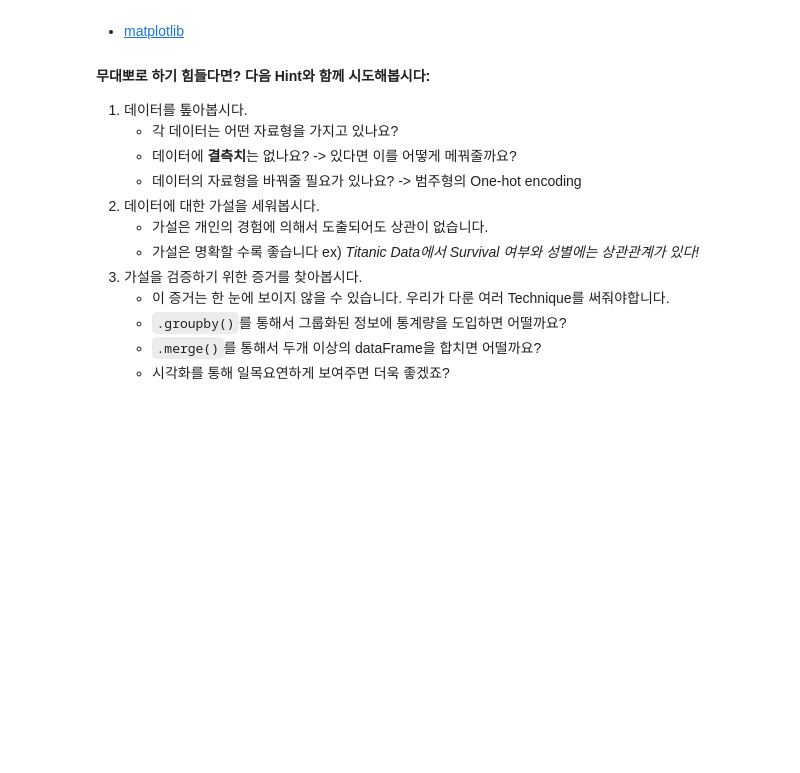
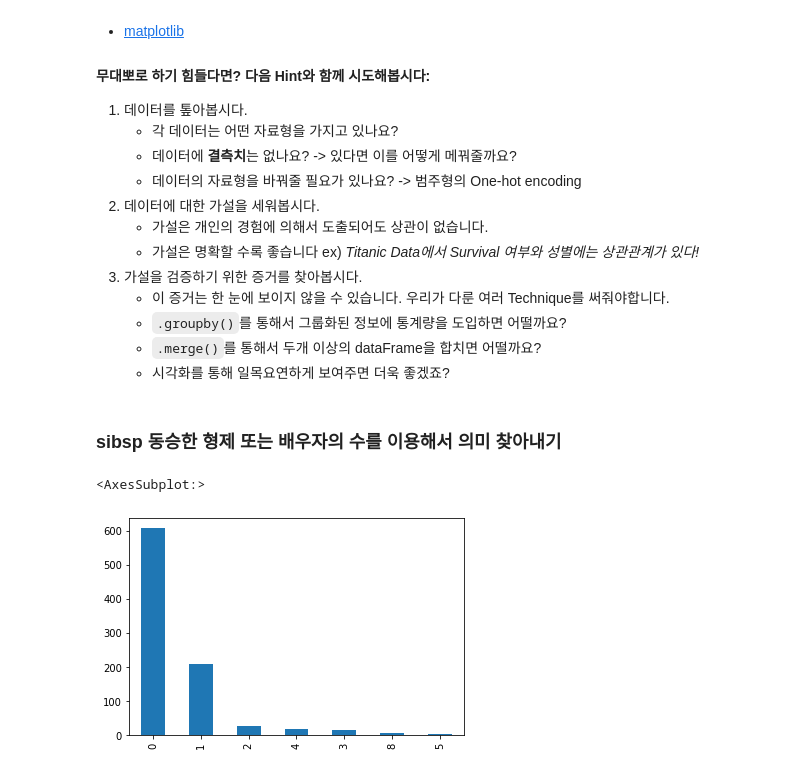
Before and after one commit to super-corini/programmers_kdt_II, a Jupyter notebook: 4. EDA.ipynb, the cells around one changed output. Drawn from its saved outputs; the diff is of its cells as text; code cells hidden in the pictures; blank space fills up the shorter version.

```diff
--- a/4. EDA.ipynb
+++ b/4. EDA.ipynb
@@ -278,3 +278,11 @@ plt.show()
     - `.groupby()`를 통해서 그룹화된 정보에 통계량을 도입하면 어떨까요?
     - `.merge()`를 통해서 두개 이상의 dataFrame을 합치면 어떨까요?
     - 시각화를 통해 일목요연하게 보여주면 더욱 좋겠죠?
+# %% [markdown]
+  ### sibsp 동승한 형제 또는 배우자의 수를 이용해서 의미 찾아내기
+# %%
+SibSp_cnt = titanic_df['SibSp'].value_counts()
+SibSp_cnt.plot.bar()
+# %% [output]
+<AxesSubplot:>
+[figure, added]
```
Also changed, not shown: parts of 6 cells of this notebook.
